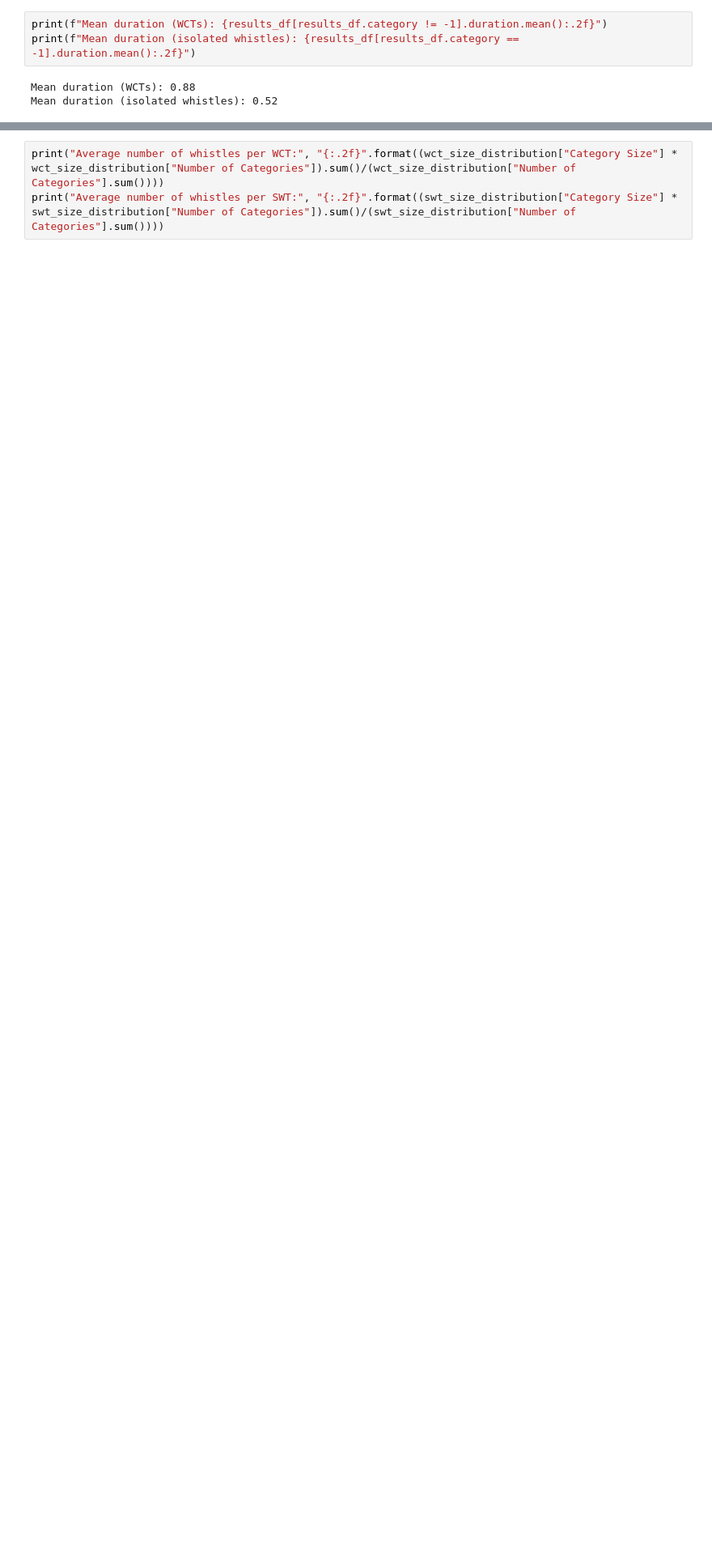
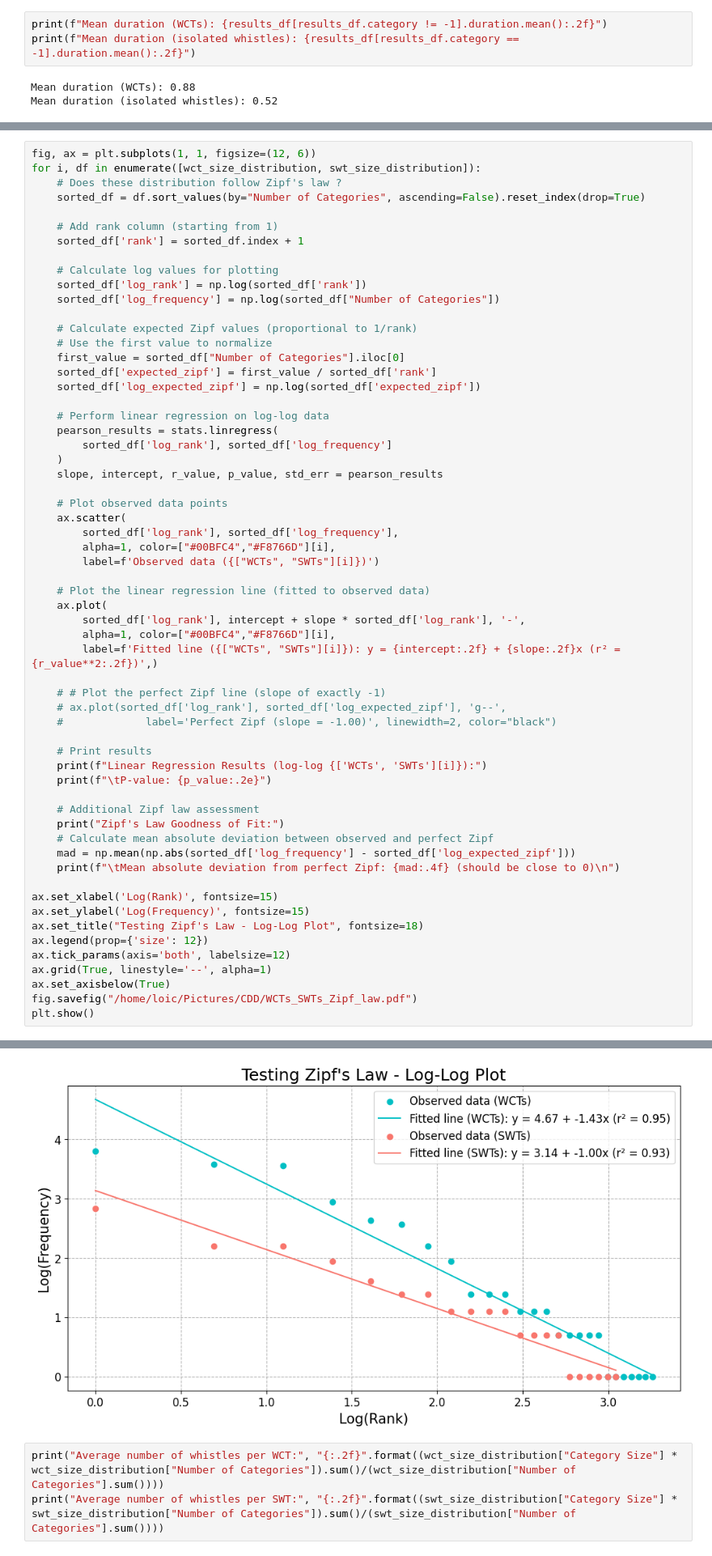
Before and after one commit to Loic-lhf/SIGWI, a Jupyter notebook: WCT_analysis.ipynb, the cells around one changed output, grey strips where cells are left out. Shown at 81% size. Cells and saved outputs as stored; diff of their text form; blank space fills up the shorter version.

```diff
--- a/WCT_analysis.ipynb
+++ b/WCT_analysis.ipynb
@@ -179,0 +199,61 @@ plt.show()
+# %%
+fig, ax = plt.subplots(1, 1, figsize=(12, 6))
+for i, df in enumerate([wct_size_distribution, swt_size_distribution]):
+    # Does these distribution follow Zipf's law ?
+    sorted_df = df.sort_values(by="Number of Categories", ascending=False).reset_index(drop=True)
+
+    # Add rank column (starting from 1)
+    sorted_df['rank'] = sorted_df.index + 1
+
+    # Calculate log values for plotting
+    sorted_df['log_rank'] = np.log(sorted_df['rank'])
+    sorted_df['log_frequency'] = np.log(sorted_df["Number of Categories"])
+
+    # Calculate expected Zipf values (proportional to 1/rank)
+    # Use the first value to normalize
+    first_value = sorted_df["Number of Categories"].iloc[0]
+    sorted_df['expected_zipf'] = first_value / sorted_df['rank']
+    sorted_df['log_expected_zipf'] = np.log(sorted_df['expected_zipf'])
+
+    # Perform linear regression on log-log data
+    pearson_results = stats.linregress(
+        sorted_df['log_rank'], sorted_df['log_frequency']
+    )
+    slope, intercept, r_value, p_value, std_err = pearson_results
+
+    # Plot observed data points
+    ax.scatter(
+        sorted_df['log_rank'], sorted_df['log_frequency'],
+        alpha=1, color=["#00BFC4","#F8766D"][i],
+        label=f'Observed data ({["WCTs", "SWTs"][i]})')
+
+    # Plot the linear regression line (fitted to observed data)
+    ax.plot(
+        sorted_df['log_rank'], intercept + slope * sorted_df['log_rank'], '-',
+        alpha=1, color=["#00BFC4","#F8766D"][i],
+        label=f'Fitted line ({["WCTs", "SWTs"][i]}): y = {intercept:.2f} + {slope:.2f}x (r² = {r_value**2:.2f})',)
+
+    # # Plot the perfect Zipf line (slope of exactly -1)
+    # ax.plot(sorted_df['log_rank'], sorted_df['log_expected_zipf'], 'g--',
+    #             label='Perfect Zipf (slope = -1.00)', linewidth=2, color="black")
+
+    # Print results
+    print(f"Linear Regression Results (log-log {['WCTs', 'SWTs'][i]}):")
+    print(f"\tP-value: {p_value:.2e}")
+
+    # Additional Zipf law assessment
+    print("Zipf's Law Goodness of Fit:")
+    # Calculate mean absolute deviation between observed and perfect Zipf
+    mad = np.mean(np.abs(sorted_df['log_frequency'] - sorted_df['log_expected_zipf']))
+    print(f"\tMean absolute deviation from perfect Zipf: {mad:.4f} (should be close to 0)\n")
+
+ax.set_xlabel('Log(Rank)', fontsize=15)
+ax.set_ylabel('Log(Frequency)', fontsize=15)
+ax.set_title("Testing Zipf's Law - Log-Log Plot", fontsize=18)
+ax.legend(prop={'size': 12})
+ax.tick_params(axis='both', labelsize=12)
+ax.grid(True, linestyle='--', alpha=1)
+ax.set_axisbelow(True)
+fig.savefig("/home/loic/Pictures/CDD/WCTs_SWTs_Zipf_law.pdf")
+plt.show()
+# %% [output]
@@ -180,3 +269,4 @@ plt.show()
+[figure, added]
 # %%
 print("Average number of whistles per WCT:", "{:.2f}".format((wct_size_distribution["Category Size"] * wct_size_distribution["Number of Categories"]).sum()/(wct_size_distribution["Number of Categories"].sum())))
 print("Average number of whistles per SWT:", "{:.2f}".format((swt_size_distribution["Category Size"] * swt_size_distribution["Number of Categories"]).sum()/(swt_size_distribution["Number of Categories"].sum())))
```
Also changed, not shown: parts of 3 cells of this notebook.
